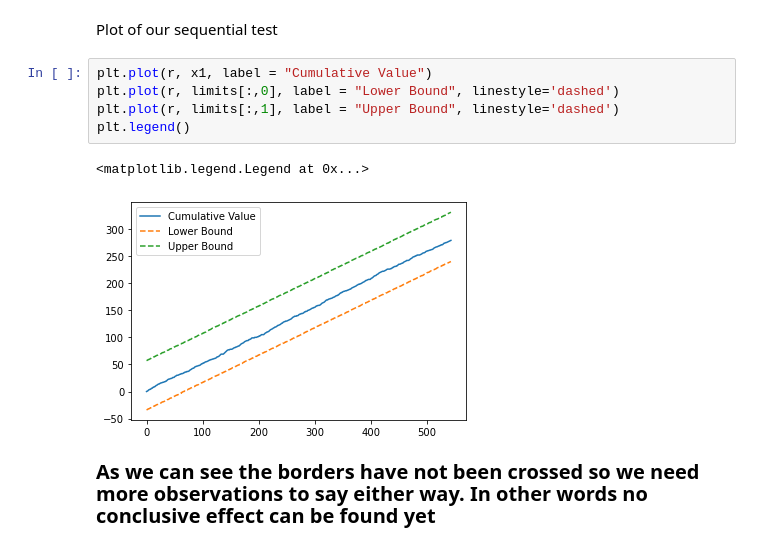
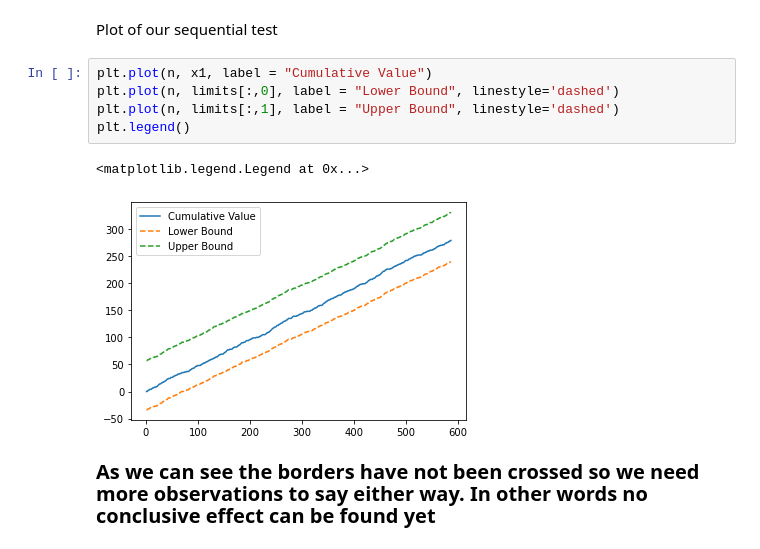
Before and after one commit to SameC137/A-B-Testing, a Jupyter notebook: A-B Testing.ipynb, the cells around one changed output. Cells and saved outputs as stored; diff of their text form.

```diff
--- a/A-B Testing.ipynb
+++ b/A-B Testing.ipynb
@@ -541,12 +541,12 @@ Unable to conclude.Needs more sample.
 # %% [markdown]
 Plot of our sequential test
 # %%
-plt.plot(r, x1, label = "Cumulative Value")
-plt.plot(r, limits[:,0], label = "Lower Bound", linestyle='dashed')
-plt.plot(r, limits[:,1], label = "Upper Bound", linestyle='dashed')
+plt.plot(n, x1, label = "Cumulative Value")
+plt.plot(n, limits[:,0], label = "Lower Bound", linestyle='dashed')
+plt.plot(n, limits[:,1], label = "Upper Bound", linestyle='dashed')
 plt.legend()
 # %% [output]
 <matplotlib.legend.Legend at 0x...>
-[figure, old version]
+[figure, new version]
 # %% [markdown]
 <p style="font-weight:600;font-size:20px">As we can see the borders have not been crossed so we need more observations to say either way. In other words no conclusive effect can be found yet</p>
```
Also changed, not shown: parts of 4 cells of this notebook, 1 other file.
